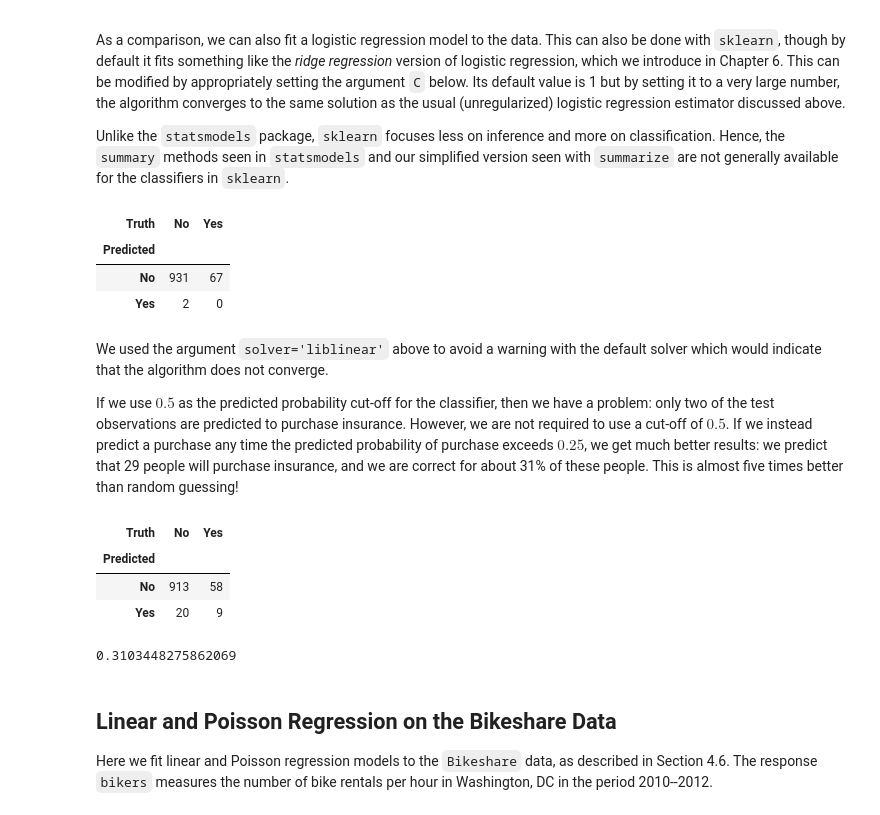
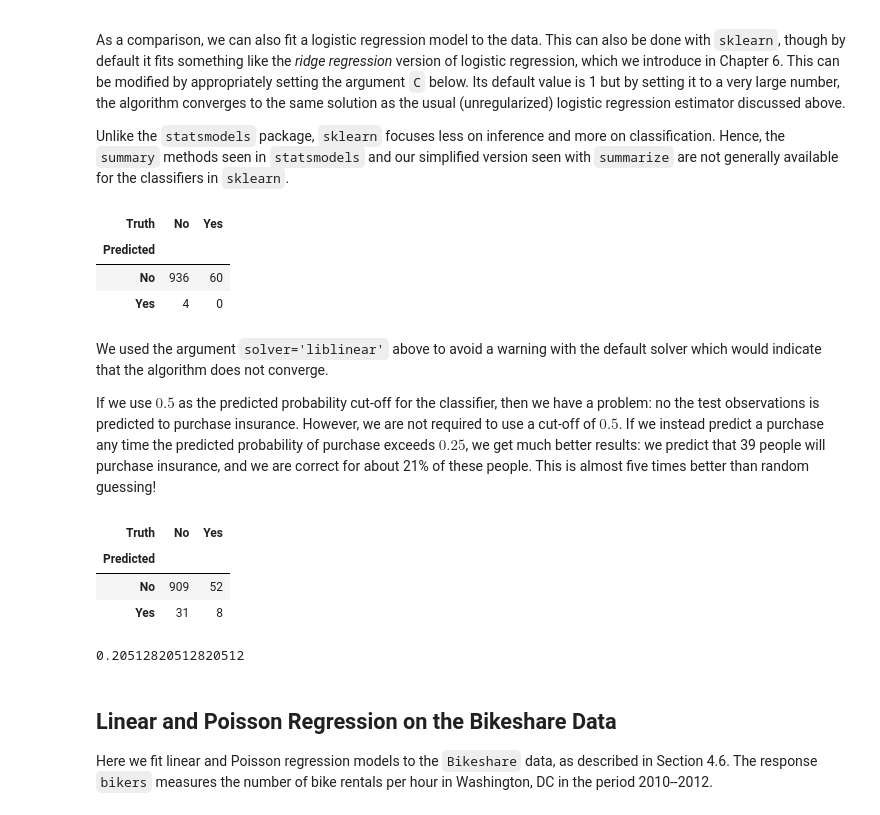
Before and after one commit to ml-pucciarelli/ISLP_labs, a Jupyter notebook: Ch04-classification-lab.ipynb, the cells around one changed output. Saved outputs shown, nothing was run; the diff lists cells and outputs as text; code cells hidden in the pictures.

Commit message:
Finished lab. Correction of conceptual error on standardizing data before train-test split

```diff
--- a/Ch04-classification-lab.ipynb
+++ b/Ch04-classification-lab.ipynb
@@ -849,3 +852,7 @@ the same split each time we rerun the code.
+# %%
+scaler.fit(X_train)
+X_train = scaler.transform(X_train)
+X_test = scaler.transform(X_test)
 # %% [markdown]
 `?train_test_split` reveals that the non-keyword arguments can be `lists`, `arrays`, `pandas dataframes` etc that all have the same length (`shape[0]`) and hence are *indexable*. In this case they are the dataframe `feature_std` and the response variable `Purchase`.
  {Note that we have converted `feature_std` to an `ndarray` to address a bug in `sklearn`.}
@@ -946,33 +954,34 @@ confusion_table(logit_labels, y_test)
 # %% [output]
 | Truth | No | Yes |
 | Predicted |  |  |
-| No | 931 | 67 |
-| Yes | 2 | 0 |
+| No | 936 | 60 |
+| Yes | 4 | 0 |
 # %% [markdown]
 We used the argument `solver='liblinear'` above to
 avoid a warning with the default solver which would indicate that
 the algorithm does not converge.
 
 If we use $0.5$ as the predicted probability cut-off for the
-classifier, then we have a problem: only two of the test observations
-are predicted to purchase insurance.  However, we are not required to use a
+classifier, then we have a problem: no the test observations
+is predicted to purchase insurance. However, we are not required to use a
 cut-off of $0.5$. If we instead predict a purchase any time the
 predicted probability of purchase exceeds $0.25$, we get much better
-results: we predict that 29 people will purchase insurance, and we are
-correct for about 31% of these people. This is almost five times
+results: we predict that 39 people will purchase insurance, and we are
+correct for about 21% of these people. This is almost five times
 better than random guessing!
 # %%
 logit_labels = np.where(logit_pred[:,1]>0.25, 'Yes', 'No')
-confusion_table(logit_labels, y_test)
+cm = confusion_table(logit_labels, y_test)
+cm
 # %% [output]
 | Truth | No | Yes |
 | Predicted |  |  |
-| No | 913 | 58 |
-| Yes | 20 | 9 |
+| No | 909 | 52 |
+| Yes | 31 | 8 |
 # %%
-9/(20+9)
+cm.loc['Yes', 'Yes']/cm.loc['Yes'].sum()
 # %% [output]
-0.3103448275862069
+0.20512820512820512
 # %% [markdown]
 ## Linear and Poisson Regression on the Bikeshare Data
 Here we fit linear and  Poisson regression models to the `Bikeshare` data, as described in Section 4.6.
```
Also changed, not shown: parts of 10 cells of this notebook.
